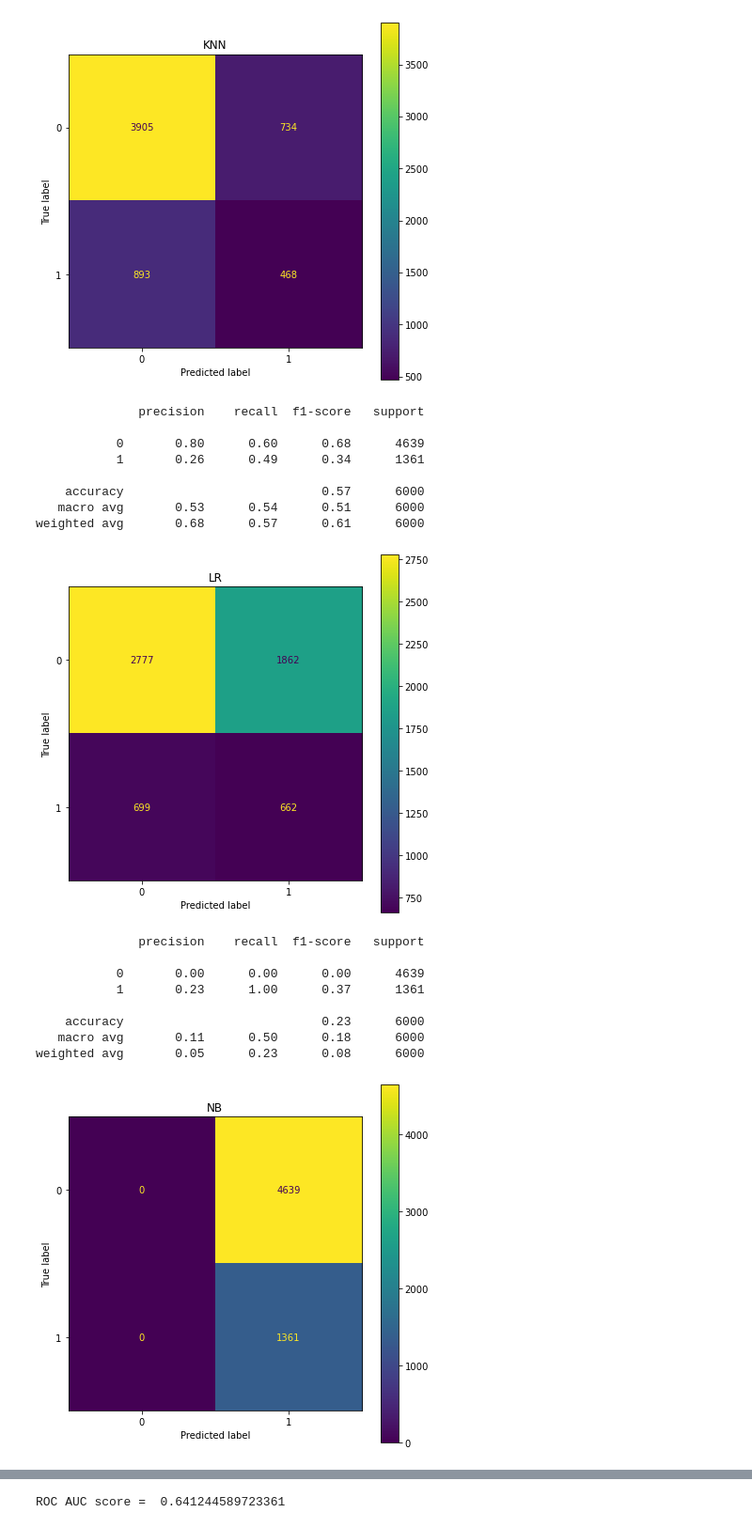
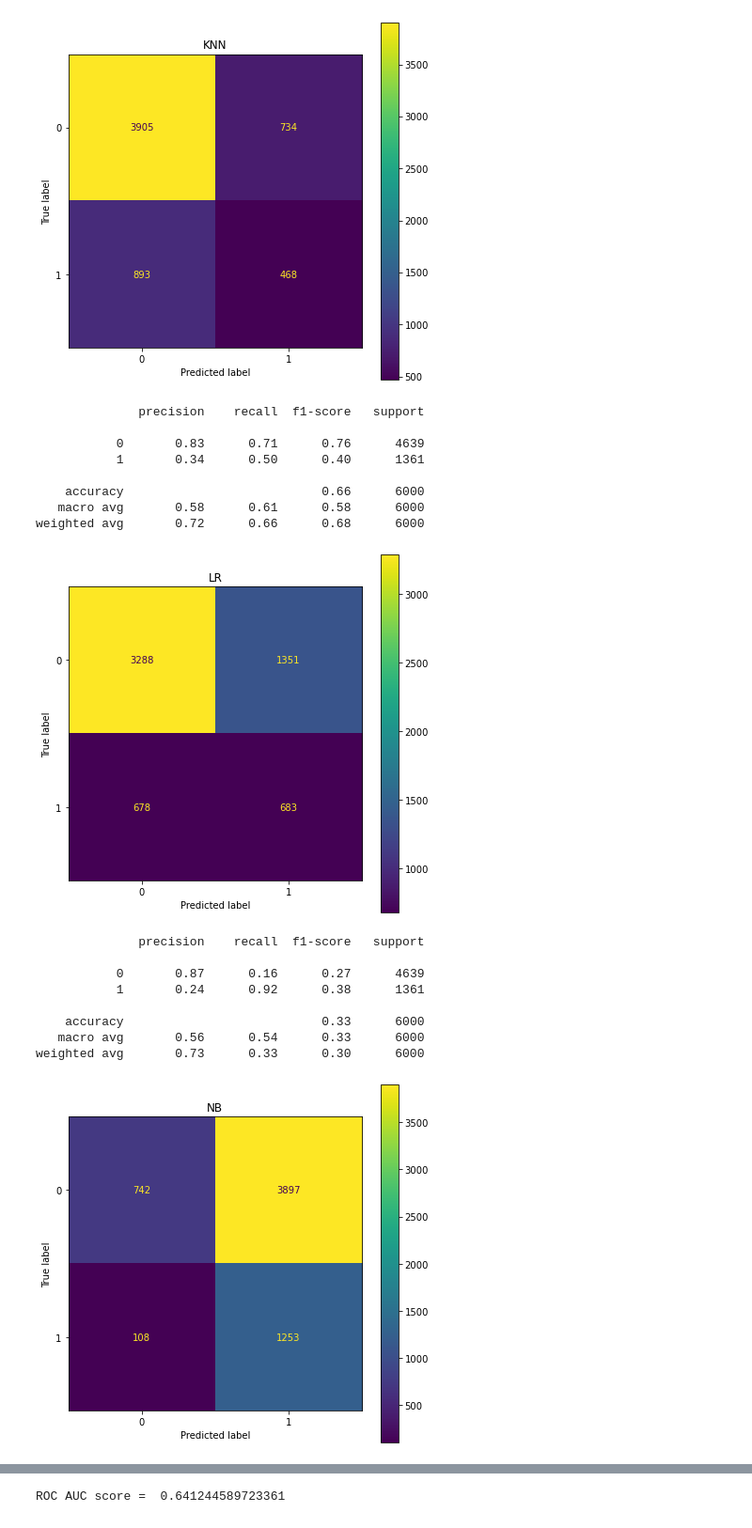
Before and after one commit to jpizzollo/Credit_Default, a Jupyter notebook: Credit_scratchpad_Refining_v1.ipynb, the cells around one changed output, grey strips where cells are left out. Shown: that part at 94% size. Saved outputs shown, nothing was run; the diff lists cells and outputs as text; code cells hidden in the pictures.

```diff
--- a/Credit_scratchpad_Refining_v1.ipynb
+++ b/Credit_scratchpad_Refining_v1.ipynb
@@ -309,37 +309,37 @@ plt.title('KNN');
 weighted avg       0.72      0.73      0.72      6000
 [figure]
 # %%
-y_preds = lr.predict(x_val_preprocessed_scaled)
+y_preds = lr.predict(x_val_preprocessed)
 print(classification_report(y_val, y_preds))
 fig, ax = plt.subplots(figsize=(7, 7))
-plot_confusion_matrix(lr, x_val_preprocessed_scaled, y_val, ax=ax)
+plot_confusion_matrix(lr, x_val_preprocessed, y_val, ax=ax)
 plt.title('LR');
 # %% [output]
               precision    recall  f1-score   support
 
-           0       0.80      0.60      0.68      4639
-           1       0.26      0.49      0.34      1361
+           0       0.83      0.71      0.76      4639
+           1       0.34      0.50      0.40      1361
 
-    accuracy                           0.57      6000
-   macro avg       0.53      0.54      0.51      6000
-weighted avg       0.68      0.57      0.61      6000
+    accuracy                           0.66      6000
+   macro avg       0.58      0.61      0.58      6000
+weighted avg       0.72      0.66      0.68      6000
-[figure, old version]
+[figure, new version]
 # %%
-y_preds = nb.predict(x_val_preprocessed_scaled)
+y_preds = nb.predict(x_val_preprocessed)
 print(classification_report(y_val, y_preds))
 fig, ax = plt.subplots(figsize=(7, 7))
-plot_confusion_matrix(nb, x_val_preprocessed_scaled, y_val, ax=ax)
+plot_confusion_matrix(nb, x_val_preprocessed, y_val, ax=ax)
 plt.title('NB');
 # %% [output]
               precision    recall  f1-score   support
 
-           0       0.00      0.00      0.00      4639
-           1       0.23      1.00      0.37      1361
+           0       0.87      0.16      0.27      4639
+           1       0.24      0.92      0.38      1361
 
-    accuracy                           0.23      6000
-   macro avg       0.11      0.50      0.18      6000
-weighted avg       0.05      0.23      0.08      6000
+    accuracy                           0.33      6000
+   macro avg       0.56      0.54      0.33      6000
+weighted avg       0.73      0.33      0.30      6000
-[figure, old version]
+[figure, new version]
 # %%
 y_preds =svc.predict(x_val_preprocessed_scaled)
 print(classification_report(y_val, y_preds))
```
Also changed, not shown: parts of 5 cells of this notebook.
